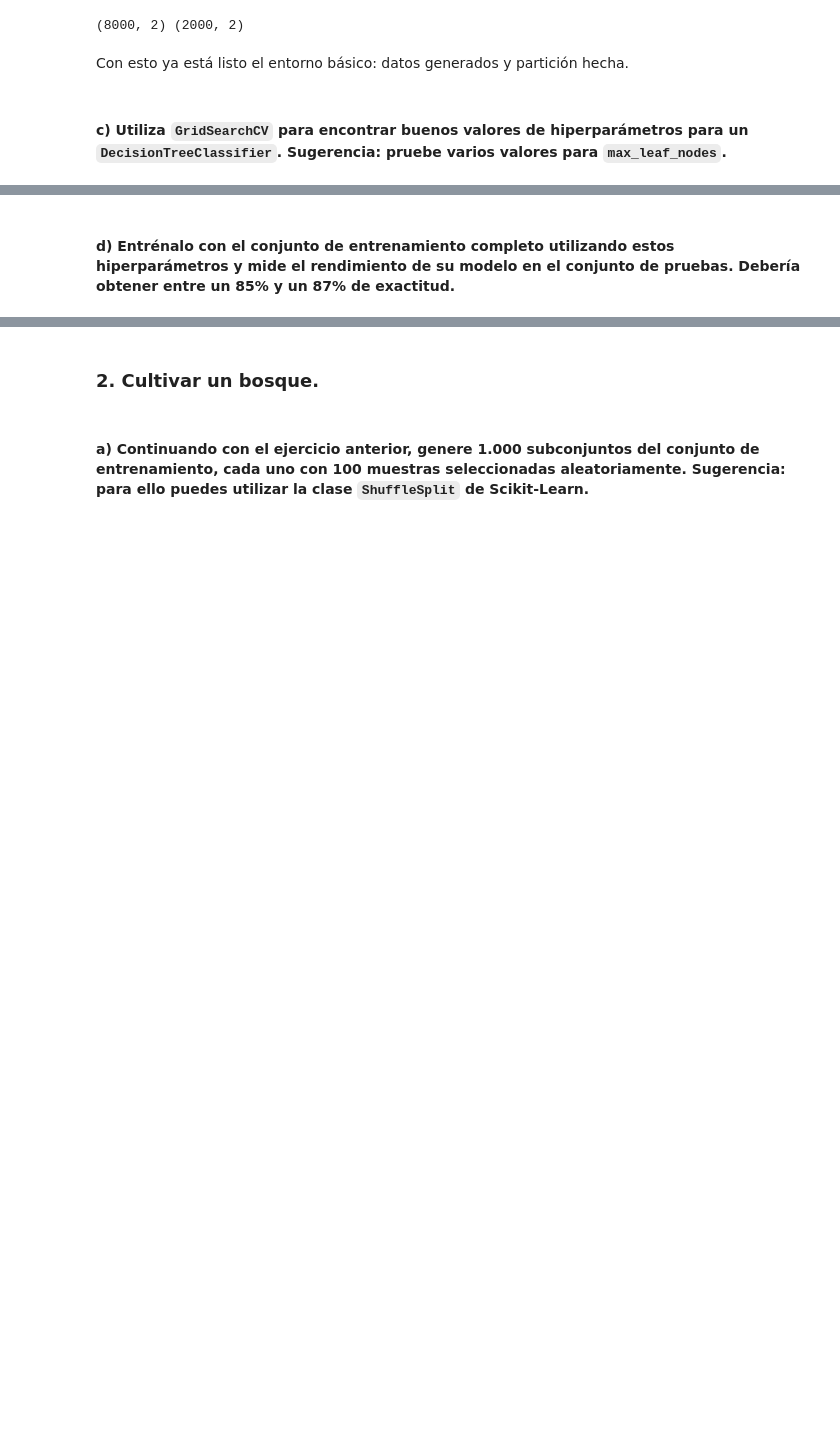
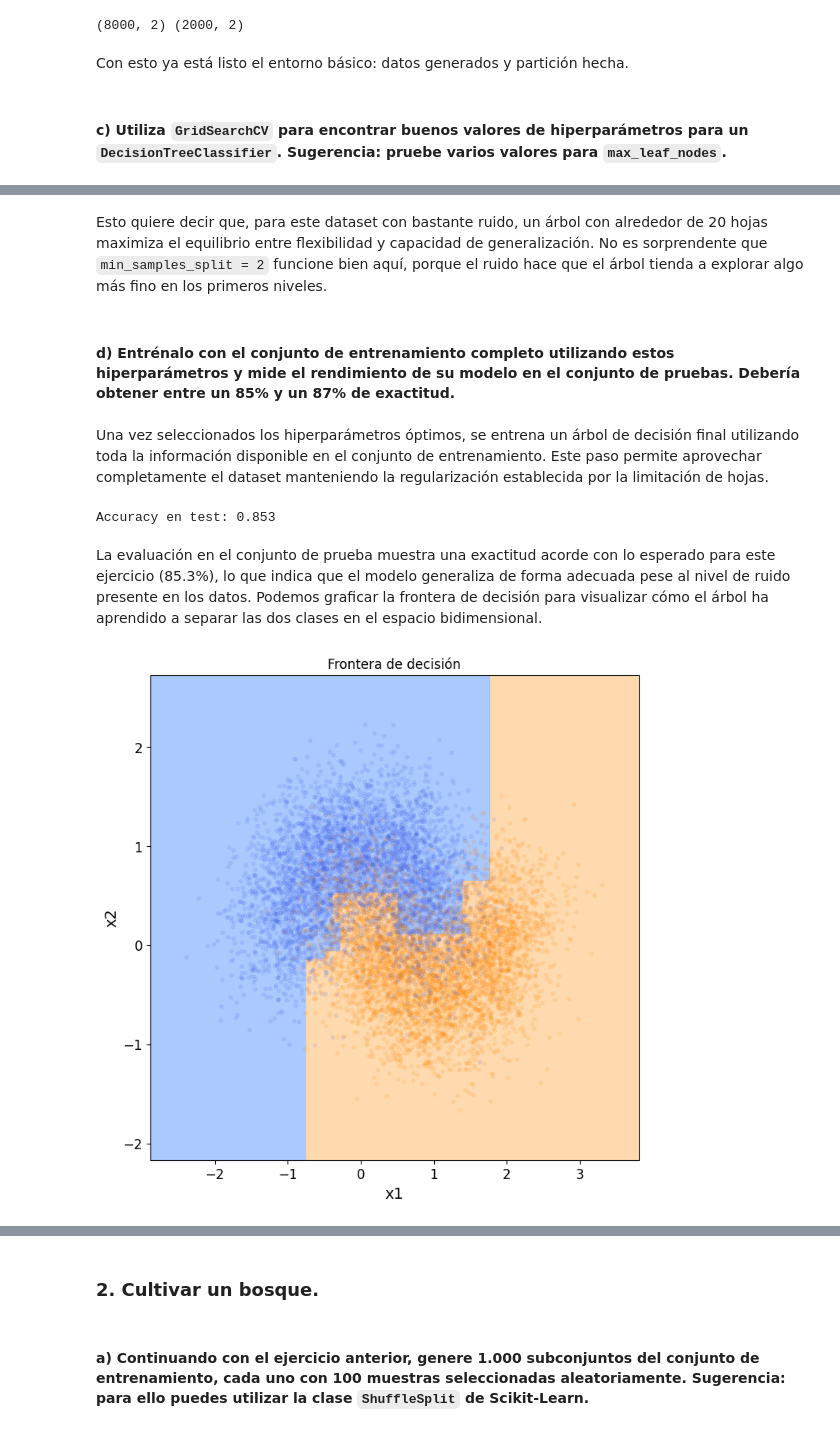
Before and after one commit to hugodidi/muria-machinelearning, a Jupyter notebook: DecisionTrees/notebooks/decisiontrees_exercises_diazdiazhugo.ipynb, the cells around one changed output, grey strips where cells are left out. Saved outputs shown, nothing was run; the diff lists cells and outputs as text; code cells hidden in the pictures; blank space fills up the shorter version.

Commit message:
feature: finish Decision Trees' exercise 1 (practice)

```diff
--- a/DecisionTrees/notebooks/decisiontrees_exercises_diazdiazhugo.ipynb
+++ b/DecisionTrees/notebooks/decisiontrees_exercises_diazdiazhugo.ipynb
@@ -103,2 +149,55 @@ Con esto ya está listo el entorno básico: datos generados y partición hecha.
+# %% [markdown]
+Esto quiere decir que, para este dataset con bastante ruido, un árbol con alrededor de 20 hojas maximiza el equilibrio entre flexibilidad y capacidad de generalización. No es sorprendente que `min_samples_split = 2` funcione bien aquí, porque el ruido hace que el árbol tienda a explorar algo más fino en los primeros niveles.
 # %% [markdown]
 #### d) Entrénalo con el conjunto de entrenamiento completo utilizando estos hiperparámetros y mide el rendimiento de su modelo en el conjunto de pruebas. Debería obtener entre un 85% y un 87% de exactitud.
+# %% [markdown]
+Una vez seleccionados los hiperparámetros óptimos, se entrena un árbol de decisión final utilizando toda la información disponible en el conjunto de entrenamiento. Este paso permite aprovechar completamente el dataset manteniendo la regularización establecida por la limitación de hojas.
+# %%
+from sklearn.metrics import accuracy_score
+
+best_params = grid_search.best_params_
+
+final_tree_clf = DecisionTreeClassifier(
+    **best_params,
+    random_state=42
+)
+
+final_tree_clf.fit(X_train, y_train)
+
+y_test_pred = final_tree_clf.predict(X_test)
+test_accuracy = accuracy_score(y_test, y_test_pred)
+
+print("Accuracy en test:", test_accuracy)
+# %% [output]
+Accuracy en test: 0.853
+# %% [markdown]
+La evaluación en el conjunto de prueba muestra una exactitud acorde con lo esperado para este ejercicio (85.3%), lo que indica que el modelo generaliza de forma adecuada pese al nivel de ruido presente en los datos. Podemos graficar la frontera de decisión para visualizar cómo el árbol ha aprendido a separar las dos clases en el espacio bidimensional.
+# %%
+from matplotlib.colors import ListedColormap
+import numpy as np
+import matplotlib.pyplot as plt
+
+def plot_decision_boundary(clf, X, y):
+    # Crear la malla 2D
+    x1s = np.linspace(X[:,0].min()-0.5, X[:,0].max()+0.5, 200)
+    x2s = np.linspace(X[:,1].min()-0.5, X[:,1].max()+0.5, 200)
+    x1, x2 = np.meshgrid(x1s, x2s)
+    X_new = np.c_[x1.ravel(), x2.ravel()]
+
+    # Predecir en cada punto de la rejilla
+    y_pred = clf.predict(X_new).reshape(x1.shape)
+
+    plt.figure(figsize=(8,8))
+    # Dibujar el fondo coloreado según la predicción
+    plt.contourf(x1, x2, y_pred, alpha=0.9, cmap=ListedColormap(["#a0c4ff", "#ffd6a5"]))
+
+    # Dibujar los puntos reales con mayor transparencia
+    plt.scatter(X[:,0], X[:,1], c=y, cmap=ListedColormap(["#4361ee", "#ff8800"]), s=10, alpha=0.1)
+
+    plt.xlabel("x1")
+    plt.ylabel("x2")
+    plt.title("Frontera de decisión")
+    plt.show()
+plot_decision_boundary(final_tree_clf, X, y)
+# %% [output]
+[figure, added]
```
Also changed, not shown: parts of 4 cells of this notebook.
